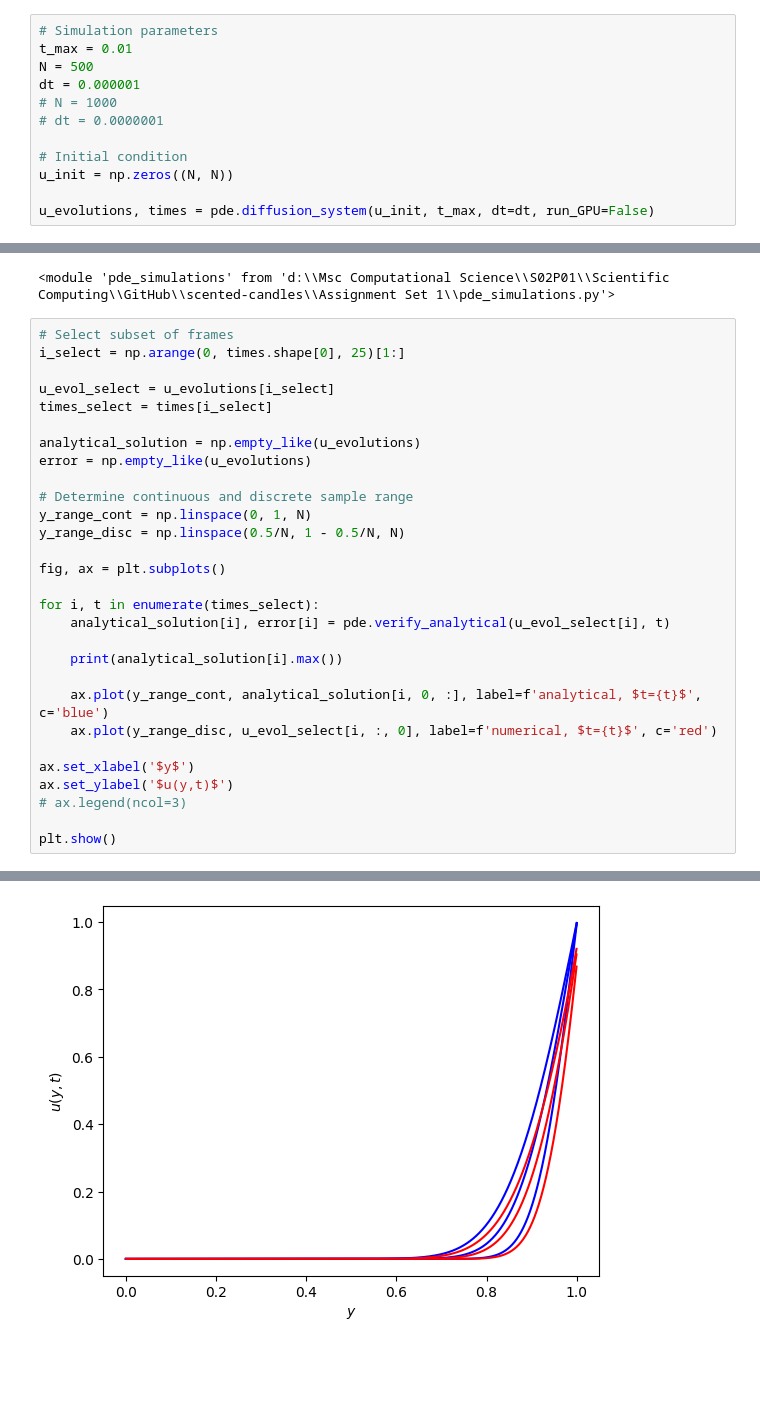
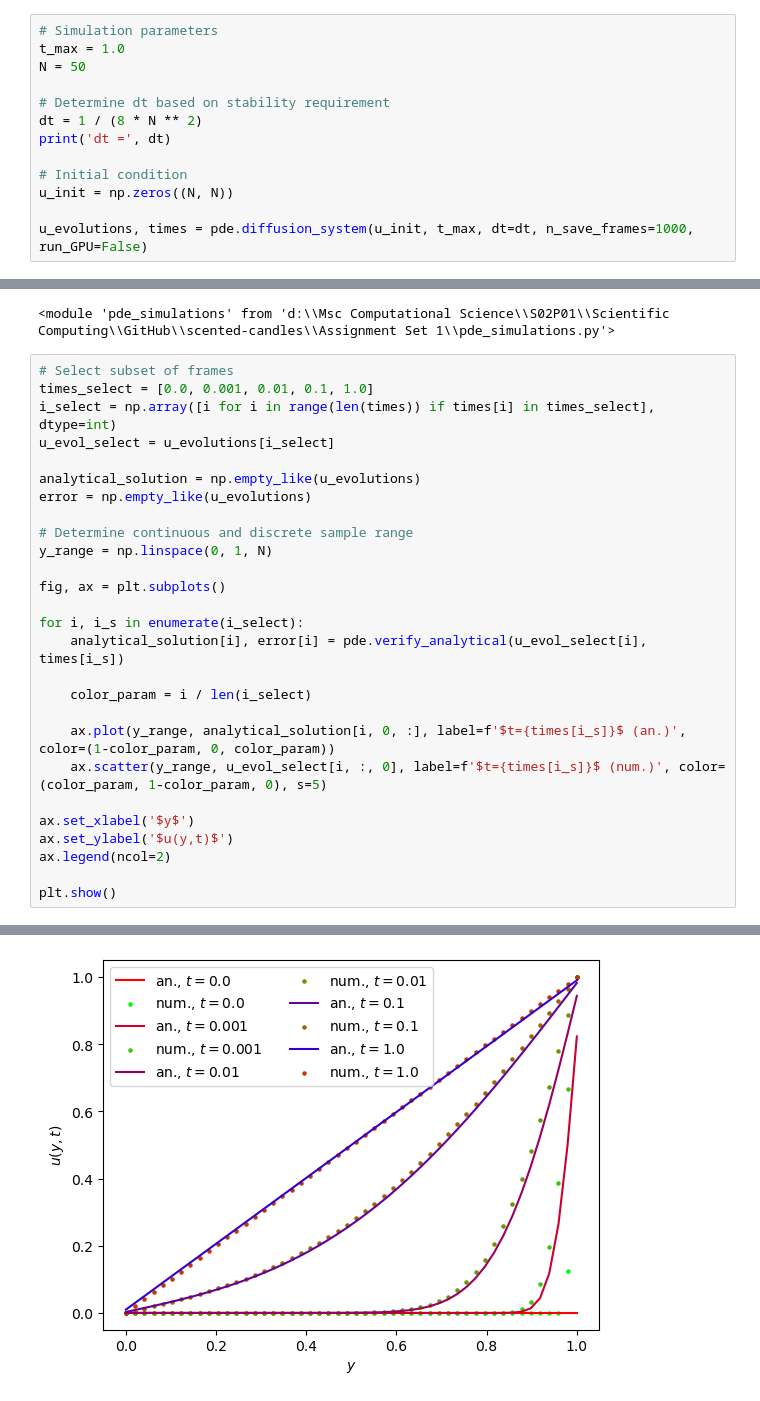
Before and after one commit to mboyan/scented-candles, a Jupyter notebook: Assignment Set 1/AssignmentSet1.ipynb, the cells around one changed output, grey strips where cells are left out. Drawn from its saved outputs; the diff is of its cells as text; blank space fills up the shorter version.

Commit message:
Analytical vs numerical comparison
Correctly implemented

```diff
--- a/Assignment Set 1/AssignmentSet1.ipynb
+++ b/Assignment Set 1/AssignmentSet1.ipynb
@@ -250,12 +264,13 @@ reload(pde)
 # %%
 # Simulation parameters
-t_max = 0.01
-N = 500
-dt = 0.000001
-# N = 1000
-# dt = 0.0000001
+t_max = 1.0
+N = 50
+
+# Determine dt based on stability requirement
+dt = 1 / (8 * N ** 2)
+print('dt =', dt)
 
 # Initial condition
 u_init = np.zeros((N, N))
 
-u_evolutions, times = pde.diffusion_system(u_init, t_max, dt=dt, run_GPU=False)
+u_evolutions, times = pde.diffusion_system(u_init, t_max, dt=dt, n_save_frames=1000, run_GPU=False)
@@ -285,31 +311,29 @@ reload(pde)
 <module 'pde_simulations' from 'd:\\Msc Computational Science\\S02P01\\Scientific Computing\\GitHub\\scented-candles\\Assignment Set 1\\pde_simulations.py'>
 # %%
 # Select subset of frames
-i_select = np.arange(0, times.shape[0], 25)[1:]
-
+times_select = [0.0, 0.001, 0.01, 0.1, 1.0]
+i_select = np.array([i for i in range(len(times)) if times[i] in times_select], dtype=int)
 u_evol_select = u_evolutions[i_select]
-times_select = times[i_select]
 
 analytical_solution = np.empty_like(u_evolutions)
 error = np.empty_like(u_evolutions)
 
 # Determine continuous and discrete sample range
-y_range_cont = np.linspace(0, 1, N)
-y_range_disc = np.linspace(0.5/N, 1 - 0.5/N, N)
+y_range = np.linspace(0, 1, N)
 
 fig, ax = plt.subplots()
 
-for i, t in enumerate(times_select):
-    analytical_solution[i], error[i] = pde.verify_analytical(u_evol_select[i], t)
+for i, i_s in enumerate(i_select):
+    analytical_solution[i], error[i] = pde.verify_analytical(u_evol_select[i], times[i_s])
 
-    print(analytical_solution[i].max())
+    color_param = i / len(i_select)
 
-    ax.plot(y_range_cont, analytical_solution[i, 0, :], label=f'analytical, $t={t}$', c='blue')
-    ax.plot(y_range_disc, u_evol_select[i, :, 0], label=f'numerical, $t={t}$', c='red')
+    ax.plot(y_range, analytical_solution[i, 0, :], label=f'$t={times[i_s]}$ (an.)', color=(1-color_param, 0, color_param))
+    ax.scatter(y_range, u_evol_select[i, :, 0], label=f'$t={times[i_s]}$ (num.)', color=(color_param, 1-color_param, 0), s=5)
 
 ax.set_xlabel('$y$')
 ax.set_ylabel('$u(y,t)$')
-# ax.legend(ncol=3)
+ax.legend(ncol=2)
 
 plt.show()
 # %% [output]
@@ -319 +340 @@ plt.show()
-[figure, old version]
+[figure, new version]
```
Also changed, not shown: parts of 10 cells of this notebook, 2 other files.
